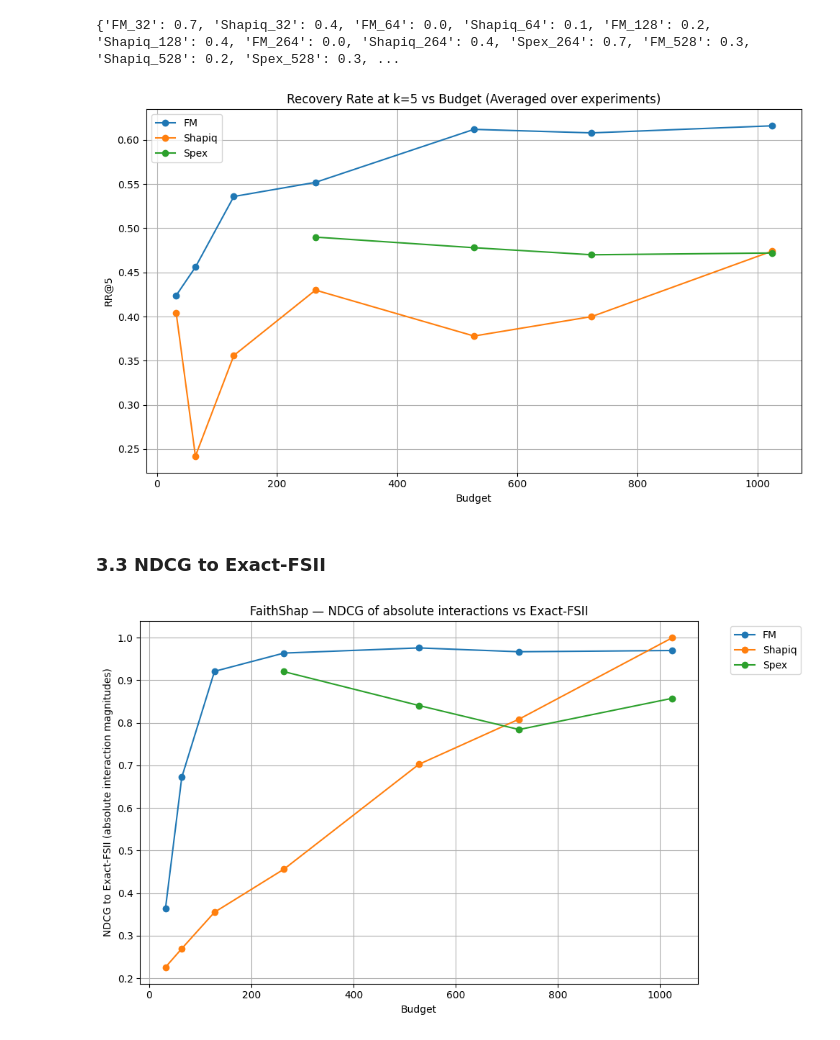
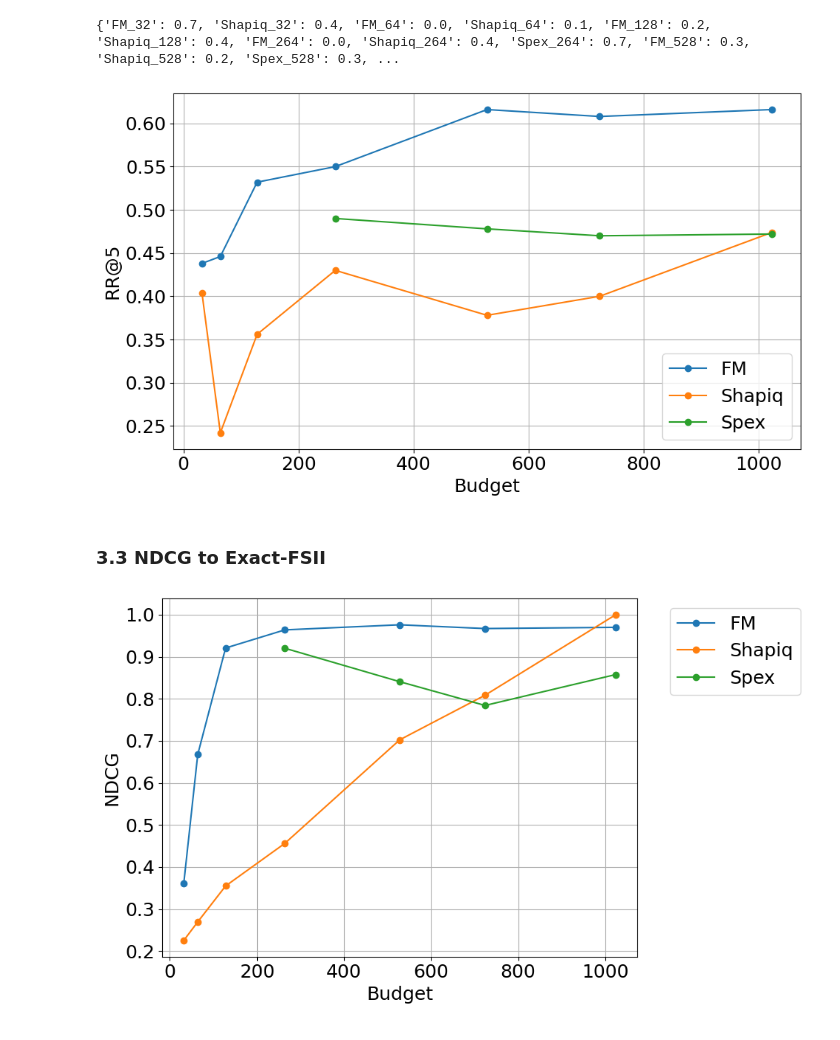
Before and after one commit to iNema9590/LLMX, a Jupyter notebook: Notebooks/musique_4.ipynb, the cells around one changed output. Drawn from its saved outputs; the diff is of its cells as text; code cells hidden in the pictures.

Commit message:
More metrics and models

```diff
--- a/Notebooks/musique_4.ipynb
+++ b/Notebooks/musique_4.ipynb
@@ -254,10 +294,6 @@ for method_res in all_results:
             spear = ndcg_score([ref_scaled], [att_scaled])
             spearmans[method].append(spear)
 # %%
-import re
-import numpy as np
-import matplotlib.pyplot as plt
-
 # Parse methods and budgets
 parsed = {}
 budgets = set()
@@ -288,9 +324,12 @@ for method, results in parsed.items():
         ys = [results[b] for b in xs]
         plt.plot(xs, ys, marker='o', label=method)
 
+
+plt.rcParams.update({'font.size': 18})
+plt.rcParams['pdf.fonttype'] = 3
+plt.rcParams['ps.fonttype'] = 3
 plt.xlabel("Budget")
-plt.ylabel("Average Spearman")
-plt.title("Average Recall to Exact Shap per Method vs Budget")
+plt.ylabel("NDCG")
 plt.legend()
 plt.grid(True)
 plt.show()
@@ -375,15 +410,9 @@ plt.show()
 # %%
-import pandas as pd
-import numpy as np
-from collections import defaultdict
-
 def summarize_and_print(all_results, k_values=[1, 2, 3,4,5]):
     table_data = defaultdict(lambda: defaultdict(list))
 
     # Mapping for consistency
-    method_name_map = {
-
-    }
+    method_name_map = {}
 
     for res in all_results:
         metrics = res["metrics"]
@@ -506,11 +532,8 @@ See the caveats in the documentation: https://pandas.pydata.org/pandas-docs/stab
 # %% [markdown]
 ### 1.3 Recall@k wrt ground truth
 # %%
-import pandas as pd
-import matplotlib.pyplot as plt
-
 # Filter budgeted methods at budget = 274
-df_budgeted_264 = df_budgeted[df_budgeted['budget'] == 128]
+df_budgeted_264 = df_budgeted[df_budgeted['budget'] == 264]
 
 # Metrics to plot
 recall_metrics = [f"Recall@{k}" for k in range(1, 6)]
@@ -578,14 +601,11 @@ plt.show()
 # %%
-import numpy as np
-import matplotlib.pyplot as plt
-
 metrics = ['topk_probability_k1', 'topk_probability_k2',
            'topk_probability_k3', 'topk_probability_k4',
            'topk_probability_k5']
 k_vals = np.arange(1, 6)  # [1, 2, 3, 4, 5]
 
 # Collect methods that match "528"
-methods_528 = [m for m in df_res.index if "128" in m]
+methods_528 = [m for m in df_res.index if "528" in m]
 
 plt.figure(figsize=(8, 5))
 
@@ -747,11 +767,6 @@ print(rr_results)
 # %% [output]
 {'FM_32': 0.7, 'Shapiq_32': 0.4, 'FM_64': 0.0, 'Shapiq_64': 0.1, 'FM_128': 0.2, 'Shapiq_128': 0.4, 'FM_264': 0.0, 'Shapiq_264': 0.4, 'Spex_264': 0.7, 'FM_528': 0.3, 'Shapiq_528': 0.2, 'Spex_528': 0.3, ...
 # %%
-import re
-import matplotlib.pyplot as plt
-import numpy as np
-from collections import defaultdict
-
 # Parse RR@k for all experiments and budgets
 def extract_budget(key):
     match = re.search(r'_(\d+)$', key)
@@ -810,23 +825,16 @@ for family, budget_rrs in rr_avg.items():
 
 plt.xlabel('Budget')
 plt.ylabel(f'RR@{k}')
-plt.title(f'Recovery Rate at k={k} vs Budget (Averaged over experiments)')
 plt.legend()
 plt.grid(True)
 plt.tight_layout()
 plt.show()
 # %% [output]
-[figure, old version]
+[figure, new version]
 # %% [markdown]
 ### 3.3 NDCG to Exact-FSII
 # %%
 # FaithShap (absolute values) → NDCG plotting
-import re
-import numpy as np
-import matplotlib.pyplot as plt
-from collections import defaultdict
-from sklearn.metrics import ndcg_score
-
 def extract_budget(key):
     m = re.search(r'_(\d+)$', key)
     return int(m.group(1)) if m else None
@@ -905,33 +913,32 @@ else:
         budget = extract_budget(method)
         family = extract_family(method)
         if budget is not None and family is not None:
             family_budget[family][budget].append(score)
 
     # Compute mean per family-budget (in case multiple variant keys map to same family-budget)
     family_budget_avg = {}
     for fam, bd in family_budget.items():
         family_budget_avg[fam] = {b: float(np.mean(vals)) for b, vals in bd.items()}
 
     # Plotting: line per family (budgeted), horizontal lines for constant methods
     plt.figure(figsize=(10,6))
     # Plot budgeted families
     for fam, bd in family_budget_avg.items():
         xs = sorted(bd.keys())
         ys = [bd[x] for x in xs]
         plt.plot(xs, ys, marker='o', label=fam)
 
     # Constant methods: plot as horizontal lines using avg_ndcg if available
     constant_methods = ['Exact-FSII','Exact-Shap','LOO','ARC-JSD']
     for cm in constant_methods:
         if cm in avg_ndcg:
             plt.axhline(y=avg_ndcg[cm], linestyle='--', label=cm)
 
     plt.xlabel('Budget')
-    plt.ylabel('NDCG to Exact-FSII (absolute interaction magnitudes)')
-    plt.title('FaithShap — NDCG of absolute interactions vs Exact-FSII')
+    plt.ylabel('NDCG')
     plt.legend(bbox_to_anchor=(1.05,1), loc='upper left')
     plt.grid(True)
     plt.tight_layout()
     plt.show()
 # %% [output]
-[figure, old version]
+[figure, new version]
```
Also changed, not shown: parts of 15 cells of this notebook, 3 other files.
